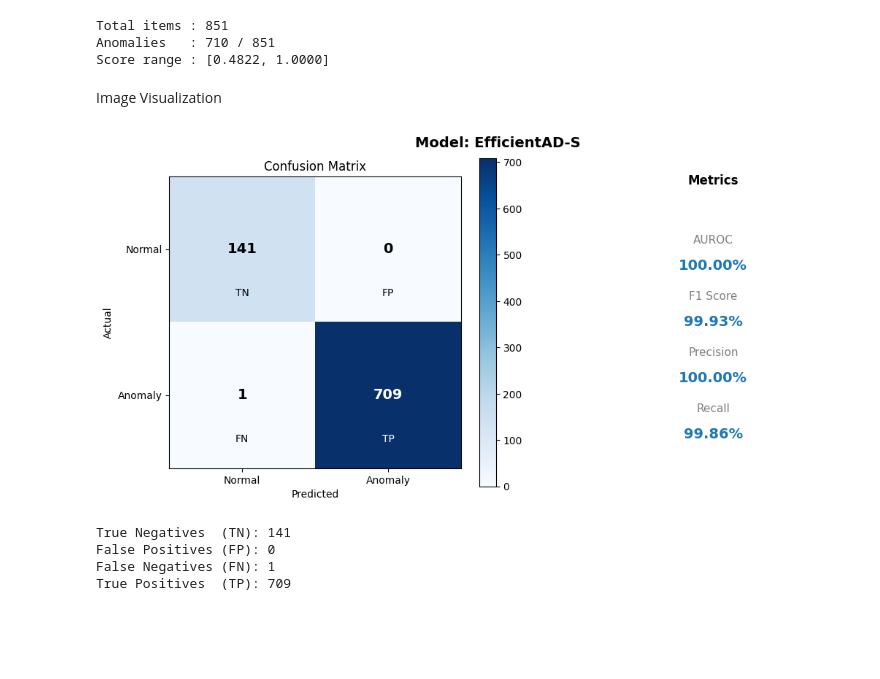
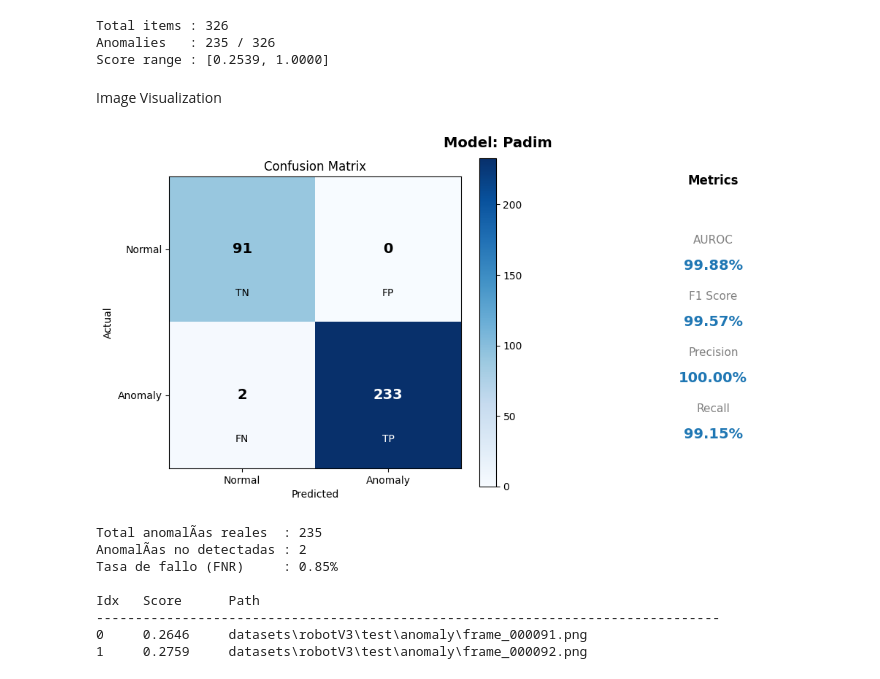
Before and after one commit to samu1033/PythonTFG, a Jupyter notebook: Main.ipynb, the cells around one changed output. Cells and saved outputs as stored; diff of their text form; code cells hidden in the pictures; blank space fills up the shorter version.

Commit message:
Real robot implementation

```diff
--- a/Main.ipynb
+++ b/Main.ipynb
@@ -17,12 +17,12 @@ os.environ["MLFLOW_ENABLE_SYSTEM_METRICS_LOGGING"] = "true"
 mlflow.pytorch.autolog(log_models=True, log_every_n_epoch=1, silent=True)
 # %%
 from dataset import CustomDataset
-from dataset import CustomDataModule
+from dataset import kittingRobotDatamodule
 
-train_ds = CustomDataset(root="./datasets/robotV2", split="train")
-test_ds  = CustomDataset(root="./datasets/robotV2", split="test")
+#train_ds = CustomDataset(root="./datasets/robotV3", split="train")
+#test_ds  = CustomDataset(root="./datasets/robotV3", split="test")
 
-datamodule = CustomDataModule(root="./datasets/robotV2", train_batch_size=1, eval_batch_size=32)
+datamodule = kittingRobotDatamodule(root="./datasets/kittingRobot", train_batch_size=32, eval_batch_size=32)
 datamodule.setup()
 
-train_dataloader, test_dataloader, val_dataloader = CustomDataset.get_dataloaders(train_ds, test_ds)
+#train_dataloader, test_dataloader, val_dataloader = CustomDataset.get_dataloaders(train_ds, test_ds)
@@ -29,9 +48,9 @@ train_dataloader, test_dataloader, val_dataloader = CustomDataset.get_dataloader
 # %%
 
-padim = Padim.load_from_checkpoint("./results/Padim/CustomDataModule/v9/weights/lightning/model.ckpt")
-fastflow = Fastflow.load_from_checkpoint("./results/FastFlow/v2/weights/lightning/model.ckpt", weights_only=False)
-efficientAD = EfficientAd.load_from_checkpoint("./results/EfficientAD/CustomDataModule/v4/weights/lightning/model.ckpt", weights_only= False)
-fre = Fre.load_from_checkpoint("./results/Fre/CustomDataModule/v1/weights/lightning/model.ckpt", weights_only=False)
+padim = Padim.load_from_checkpoint("./results/Padim/robotV3Datamodule/v0/weights/lightning/model.ckpt", weights_only=False)
+fastflow = Fastflow.load_from_checkpoint("./results/FastFlow/robotV3Datamodule/v0/weights/lightning/model.ckpt", weights_only=False)
+efficientAD = EfficientAd.load_from_checkpoint("./results/EfficientAD/robotV3Datamodule/v0/weights/lightning/model.ckpt", weights_only= False)
+#fre = Fre.load_from_checkpoint("./results/Fre/CustomDataModule/v1/weights/lightning/model.ckpt", weights_only=False)
 
 evaluator = Evaluator(
     val_metrics=[
@@ -97,9 +122,9 @@ print(f"Total items : {len(items)}")
 print(f"Anomalies   : {gt_labels.sum().item()} / {len(gt_labels)}")
 print(f"Score range : [{scores.min():.4f}, {scores.max():.4f}]")
 # %% [output]
-Total items : 851
-Anomalies   : 710 / 851
-Score range : [0.4822, 1.0000]
+Total items : 326
+Anomalies   : 235 / 326
+Score range : [0.2539, 1.0000]
 # %% [markdown]
 Image Visualization
 # %%
@@ -155,10 +180,34 @@ lstm_model, history = train_lstm(
 # %%
 from plot import plot_metrics
 
-plot_metrics("EfficientAD-S", scores, pred_labels, gt_labels)
+plot_metrics("Padim", scores, pred_labels, gt_labels)
 # %% [output]
-[figure, old version]
+[figure, new version]
-True Negatives  (TN): 141
-False Positives (FP): 0
-False Negatives (FN): 1
-True Positives  (TP): 709
+# %%
+# AnomalÃ­as no detectadas (Falsos Negativos: gt=1, pred=0)
+false_negatives = [
+    item for item in items
+    if item.gt_label.item() == 1 and item.pred_label.item() == 0
+]
+
+print(f"Total anomalÃ­as reales  : {gt_labels.sum().item()}")
+print(f"AnomalÃ­as no detectadas : {len(false_negatives)}")
+print(f"Tasa de fallo (FNR)     : {len(false_negatives) / gt_labels.sum().item():.2%}")
+print()
+
+# Ordenar por score (las mÃ¡s bajas son las mÃ¡s "normales" para el modelo)
+false_negatives.sort(key=lambda x: x.pred_score.item())
+
+print(f"{'Idx':<5} {'Score':<10} {'Path'}")
+print("-" * 80)
+for i, item in enumerate(false_negatives):
+    print(f"{i:<5} {item.pred_score.item():<10.4f} {item.image_path}")
+# %% [output]
+Total anomalÃ­as reales  : 235
+AnomalÃ­as no detectadas : 2
+Tasa de fallo (FNR)     : 0.85%
+
+Idx   Score      Path
+--------------------------------------------------------------------------------
+0     0.2646     datasets\robotV3\test\anomaly\frame_000091.png
+1     0.2759     datasets\robotV3\test\anomaly\frame_000092.png
```
Also changed, not shown: parts of 5 cells of this notebook, 7 other files.
